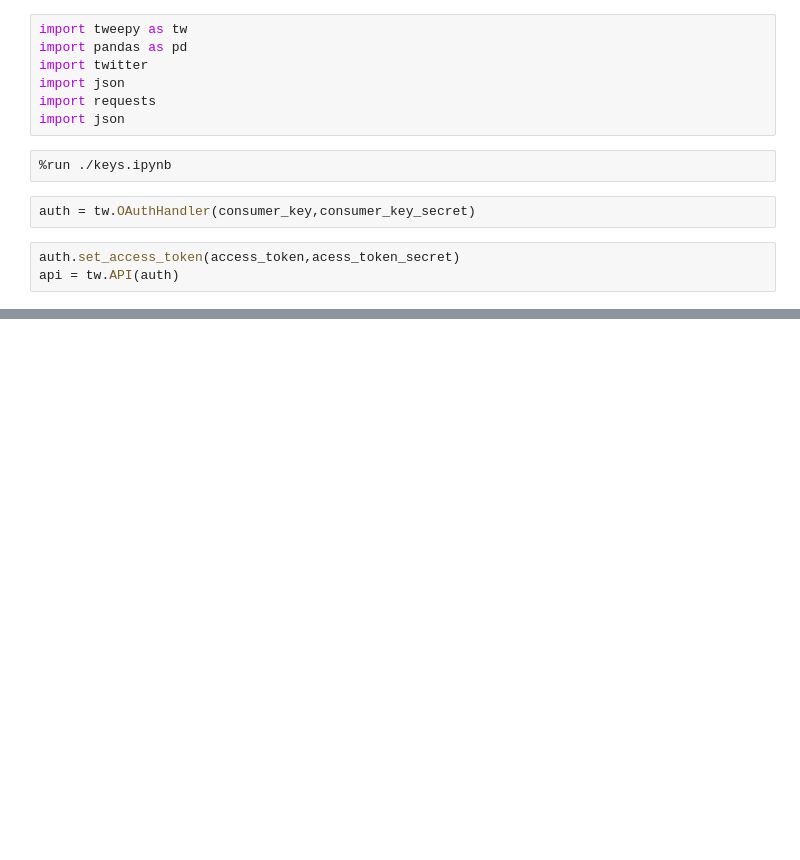
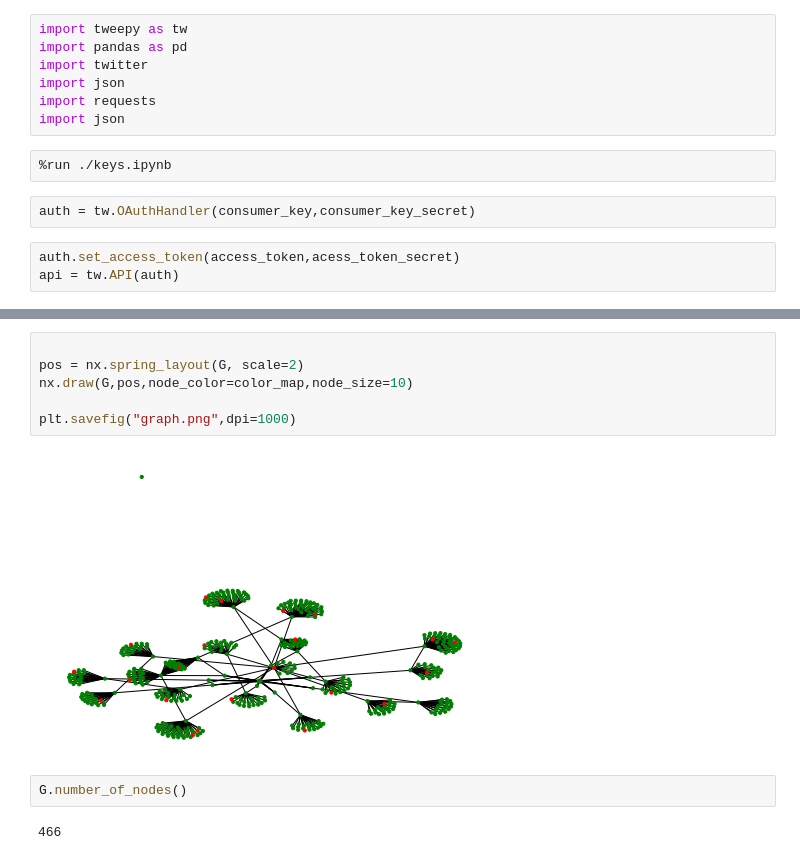
Before and after one commit to samuelqy/uottawa-projectx21, a Jupyter notebook: Data_Collection/tweet_collector.ipynb, the cells around one changed output, grey strips where cells are left out. Cells and saved outputs as stored; diff of their text form; blank space fills up the shorter version.

```diff
--- a/Data_Collection/tweet_collector.ipynb
+++ b/Data_Collection/tweet_collector.ipynb
@@ -288,0 +401,12 @@ NetworkXError: random_state_index is incorrect
+# %%
+
+pos = nx.spring_layout(G, scale=2)
+nx.draw(G,pos,node_color=color_map,node_size=10)
+
+plt.savefig("graph.png",dpi=1000)
+# %% [output]
+[figure, added]
+# %%
+G.number_of_nodes()
+# %% [output]
+466
```
Also changed, not shown: parts of 24 cells of this notebook, 2 other files.
